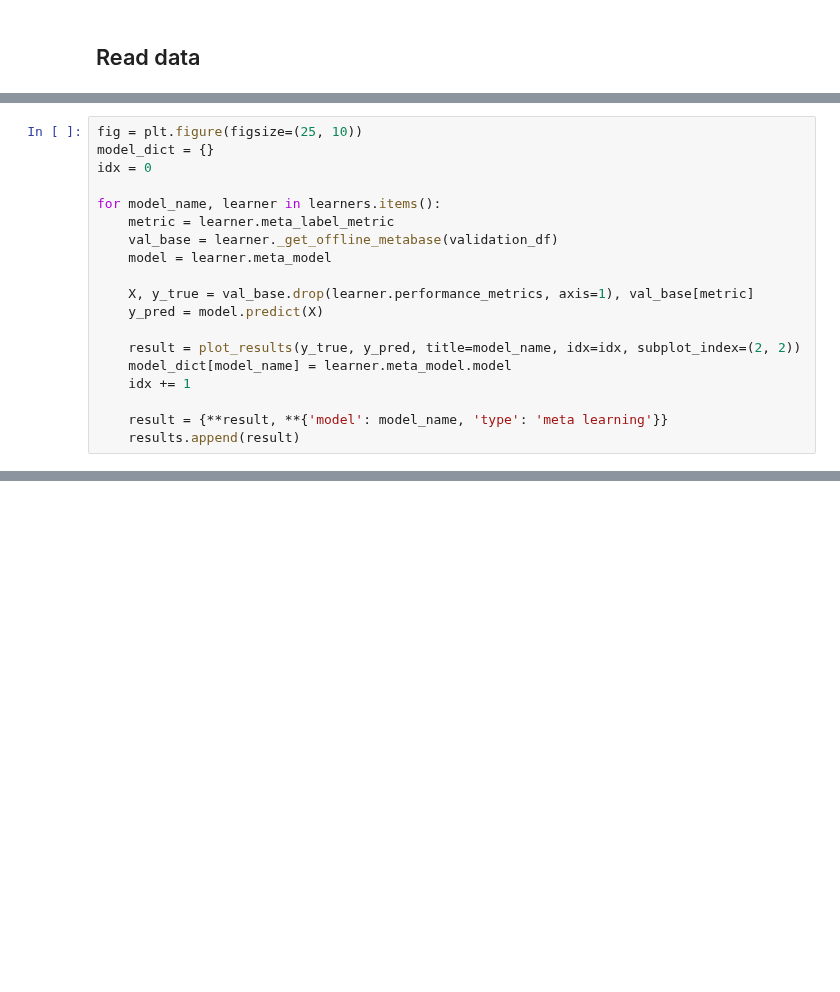
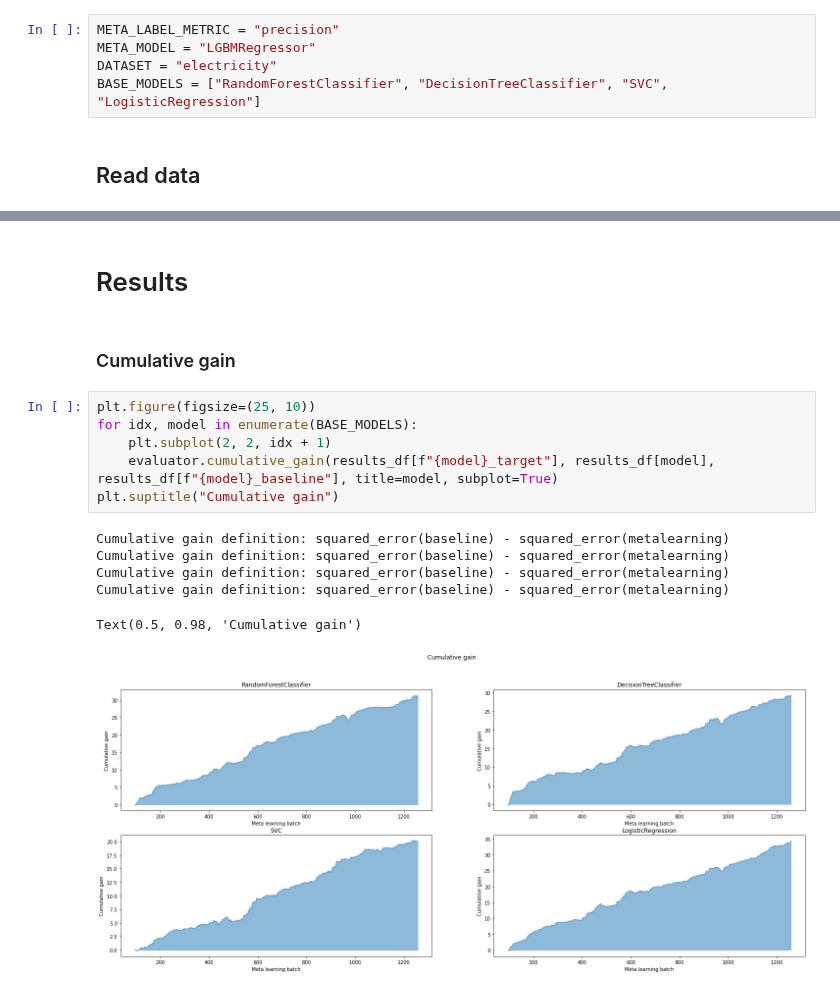
Before and after one commit to feamelo/drift-meta-learning, a Jupyter notebook: src/experiments/base_models.ipynb, the cells around one changed output, grey strips where cells are left out. Drawn from its saved outputs; the diff is of its cells as text; blank space fills up the shorter version.

```diff
--- a/src/experiments/base_models.ipynb
+++ b/src/experiments/base_models.ipynb
@@ -49,2 +21,7 @@ MODEL_LIST = [
+# %%
+META_LABEL_METRIC = "precision"
+META_MODEL = "LGBMRegressor"
+DATASET = "electricity"
+BASE_MODELS = ["RandomForestClassifier", "DecisionTreeClassifier", "SVC", "LogisticRegression"]
 # %% [markdown]
 ## Read data
@@ -114,19 +27,0 @@ pd.DataFrame(results)
-# %%
-fig = plt.figure(figsize=(25, 10))
-model_dict = {}
-idx = 0
-
-for model_name, learner in learners.items():
-    metric = learner.meta_label_metric
-    val_base = learner._get_offline_metabase(validation_df)
-    model = learner.meta_model
-
-    X, y_true = val_base.drop(learner.performance_metrics, axis=1), val_base[metric]
-    y_pred = model.predict(X)
-
-    result = plot_results(y_true, y_pred, title=model_name, idx=idx, subplot_index=(2, 2))
-    model_dict[model_name] = learner.meta_model.model
-    idx += 1
-
-    result = {**result, **{'model': model_name, 'type': 'meta learning'}}
-    results.append(result)
@@ -134,0 +47,17 @@ for model_name, learner in learners.items():
+# %% [markdown]
+# Results
+# %% [markdown]
+### Cumulative gain
+# %%
+plt.figure(figsize=(25, 10))
+for idx, model in enumerate(BASE_MODELS):
+    plt.subplot(2, 2, idx + 1)
+    evaluator.cumulative_gain(results_df[f"{model}_target"], results_df[model], results_df[f"{model}_baseline"], title=model, subplot=True)
+plt.suptitle("Cumulative gain")
+# %% [output]
+Cumulative gain definition: squared_error(baseline) - squared_error(metalearning)
+Cumulative gain definition: squared_error(baseline) - squared_error(metalearning)
+Cumulative gain definition: squared_error(baseline) - squared_error(metalearning)
+Cumulative gain definition: squared_error(baseline) - squared_error(metalearning)
+Text(0.5, 0.98, 'Cumulative gain')
+[figure, added]
```
Also changed, not shown: parts of 15 cells of this notebook, 5 other files.
